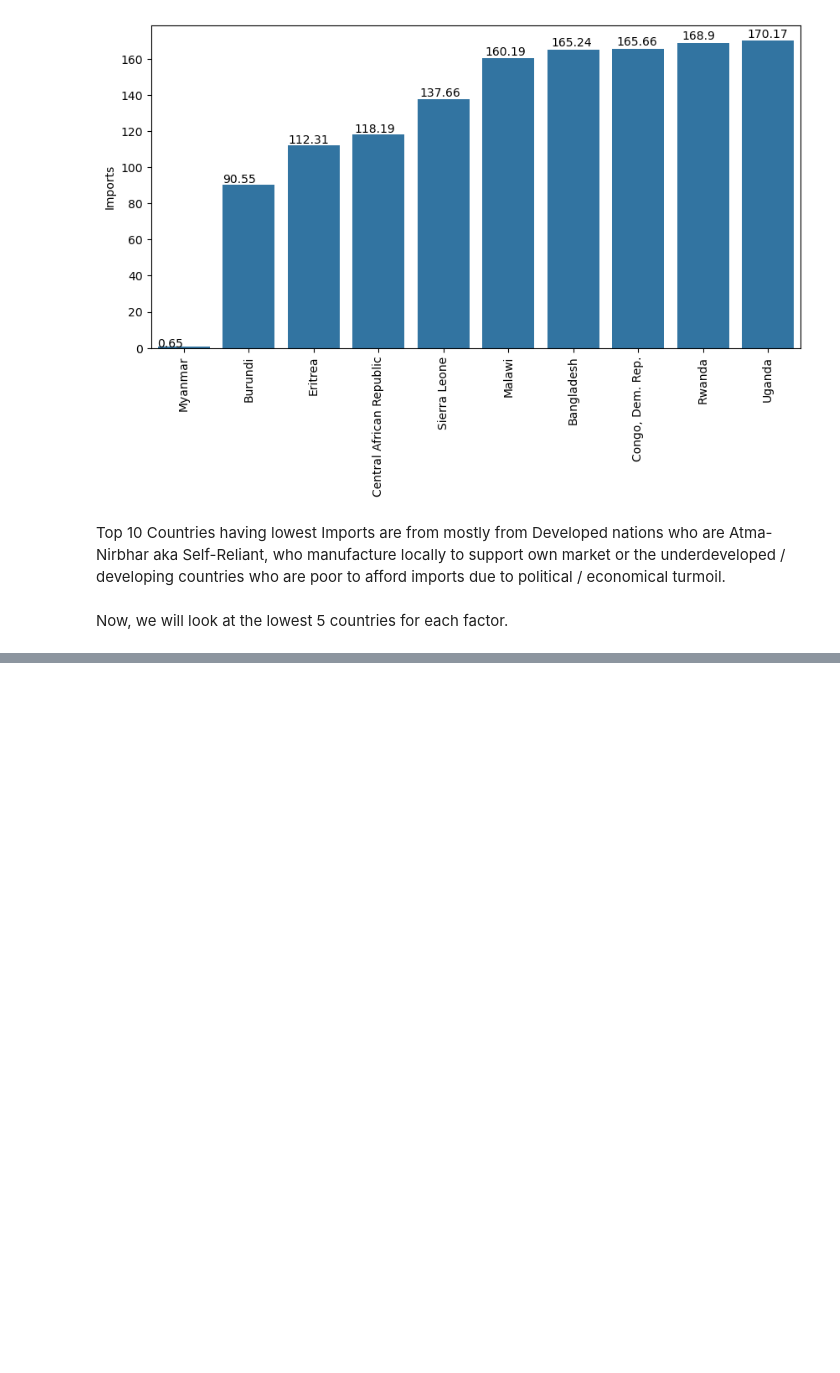
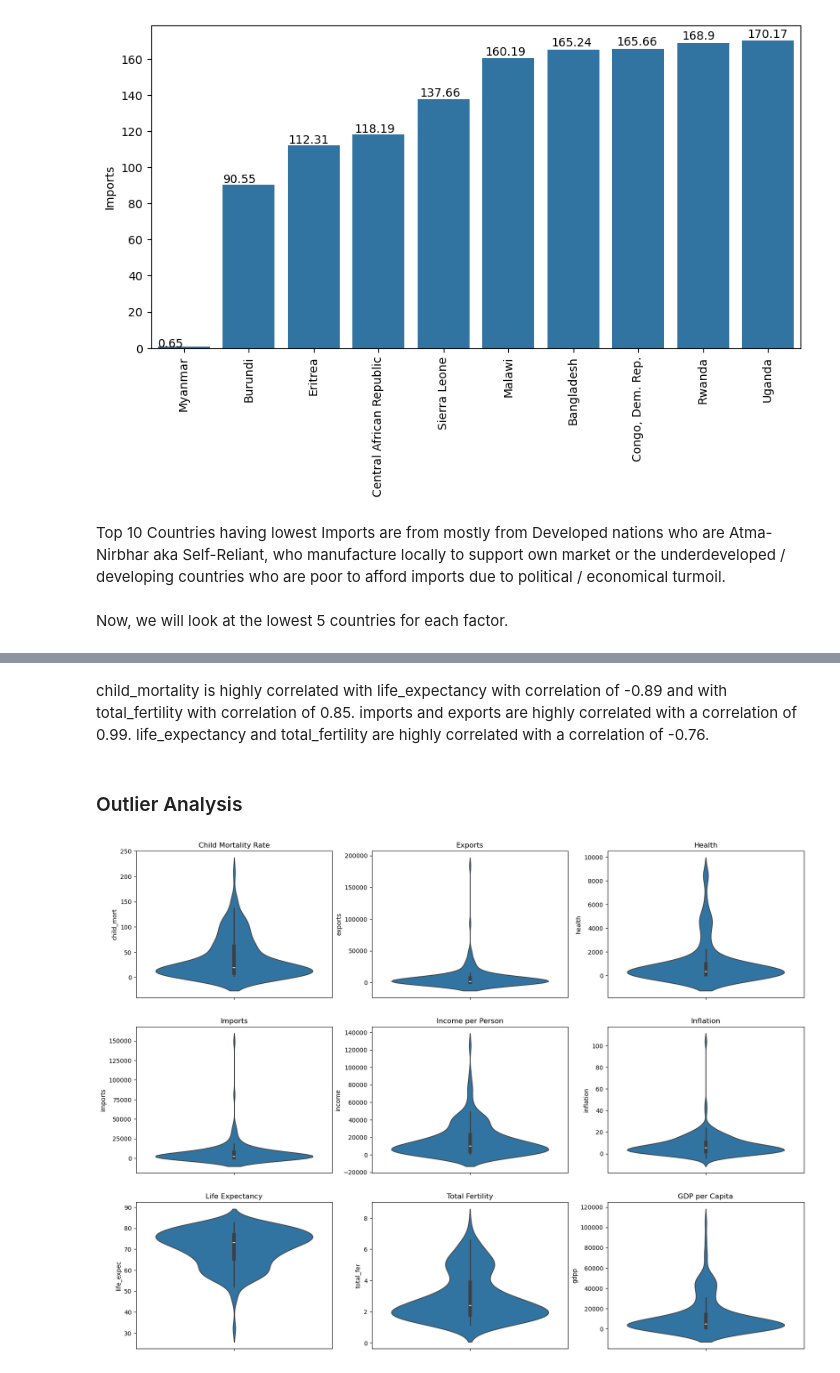
Before and after one commit to Sumay010306/GIT3-MRM, a Jupyter notebook: TASK-10.ipynb, the cells around one changed output, grey strips where cells are left out. Saved outputs shown, nothing was run; the diff lists cells and outputs as text; code cells hidden in the pictures; blank space fills up the shorter version.

```diff
--- a/TASK-10.ipynb
+++ b/TASK-10.ipynb
@@ -335,0 +454,31 @@ Now, we will look at the lowest 5 countries for each factor.
+# %% [markdown]
+child_mortality is highly correlated with life_expectancy with correlation of -0.89 and with total_fertility with correlation of 0.85.
+imports and exports are highly correlated with a correlation of 0.99. life_expectancy and total_fertility are highly correlated with a correlation of -0.76.
+# %% [markdown]
+### Outlier Analysis
+# %%
+f, axes = plt.subplots(3, 3, figsize=(20, 15))
+s=sns.violinplot(y=df.child_mort,ax=axes[0, 0])
+axes[0, 0].set_title('Child Mortality Rate')
+s=sns.violinplot(y=df.exports,ax=axes[0, 1])
+axes[0, 1].set_title('Exports')
+s=sns.violinplot(y=df.health,ax=axes[0, 2])
+axes[0, 2].set_title('Health')
+
+s=sns.violinplot(y=df.imports,ax=axes[1, 0])
+axes[1, 0].set_title('Imports')
+s=sns.violinplot(y=df.income,ax=axes[1, 1])
+axes[1, 1].set_title('Income per Person')
+s=sns.violinplot(y=df.inflation,ax=axes[1, 2])
+axes[1, 2].set_title('Inflation')
+
+s=sns.violinplot(y=df.life_expec,ax=axes[2, 0])
+axes[2, 0].set_title('Life Expectancy')
+s=sns.violinplot(y=df.total_fer,ax=axes[2, 1])
+axes[2, 1].set_title('Total Fertility')
+s=sns.violinplot(y=df.gdpp,ax=axes[2, 2])
+axes[2, 2].set_title('GDP per Capita')
+s.get_figure().savefig('boxplot subplots.png')
+plt.show()
+# %% [output]
+[figure, added]
```
Also changed, not shown: parts of 16 cells of this notebook, 3 other files.
